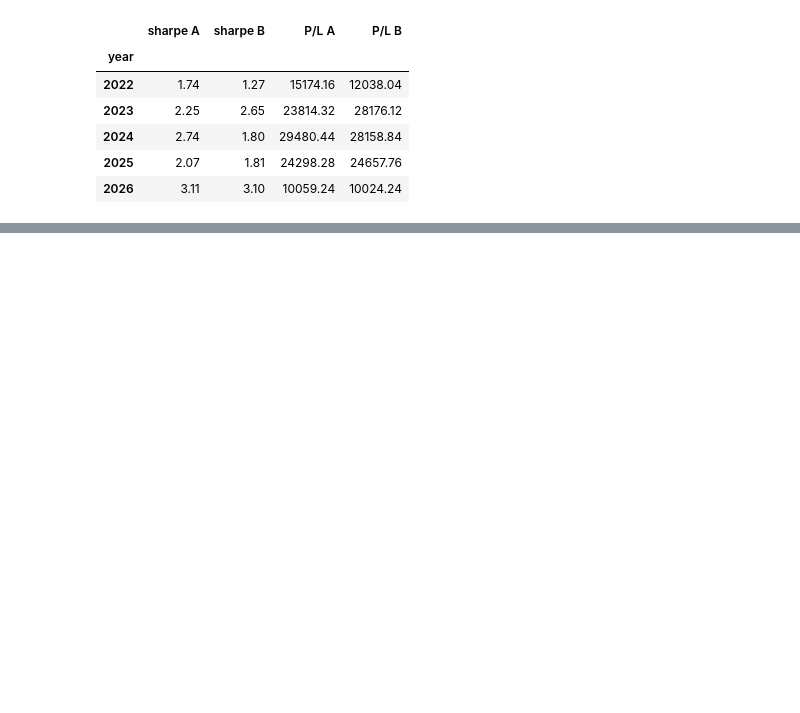
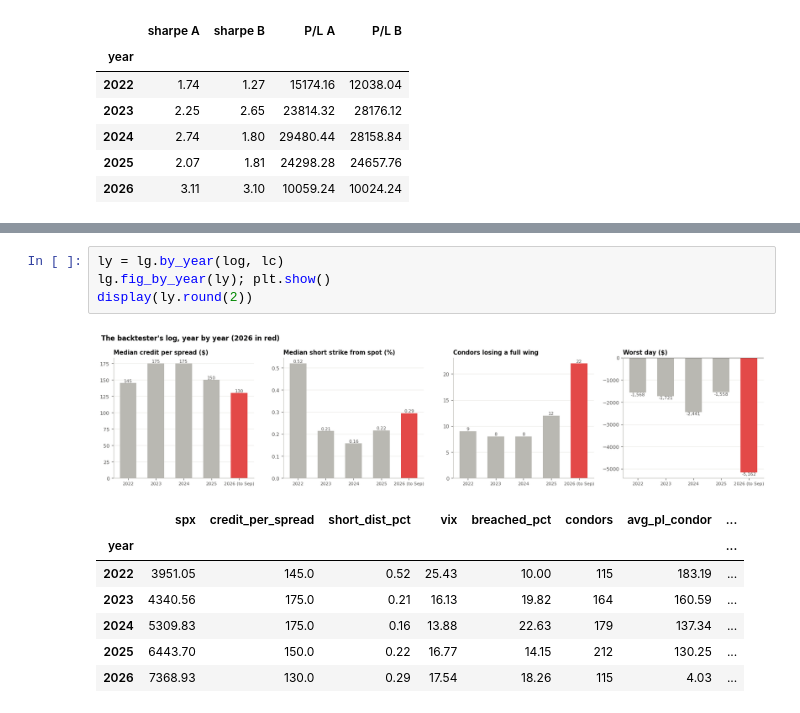
Before and after one commit to adam-masri24/ic-strat-notebooks, a Jupyter notebook: strategies/ic_strat/notebooks/ic_analysis.ipynb, the cells around one changed output, grey strips where cells are left out. Drawn from its saved outputs; the diff is of its cells as text; blank space fills up the shorter version.

```diff
--- a/strategies/ic_strat/notebooks/ic_analysis.ipynb
+++ b/strategies/ic_strat/notebooks/ic_analysis.ipynb
@@ -1628,0 +1754,13 @@ display(by2)
+# %%
+ly = lg.by_year(log, lc)
+lg.fig_by_year(ly); plt.show()
+display(ly.round(2))
+# %% [output]
+[figure, added]
+|  | spx | credit_per_spread | short_dist_pct | vix | breached_pct | condors | avg_pl_condor | ... |
+| year |  |  |  |  |  |  |  | ... |
+| 2022 | 3951.05 | 145.0 | 0.52 | 25.43 | 10.00 | 115 | 183.19 | ... |
+| 2023 | 4340.56 | 175.0 | 0.21 | 16.13 | 19.82 | 164 | 160.59 | ... |
+| 2024 | 5309.83 | 175.0 | 0.16 | 13.88 | 22.63 | 179 | 137.34 | ... |
+| 2025 | 6443.70 | 150.0 | 0.22 | 16.77 | 14.15 | 212 | 130.25 | ... |
+| 2026 | 7368.93 | 130.0 | 0.29 | 17.54 | 18.26 | 115 | 4.03 | ... |
```
Also changed, not shown: parts of 11 cells of this notebook, 3 other files.
